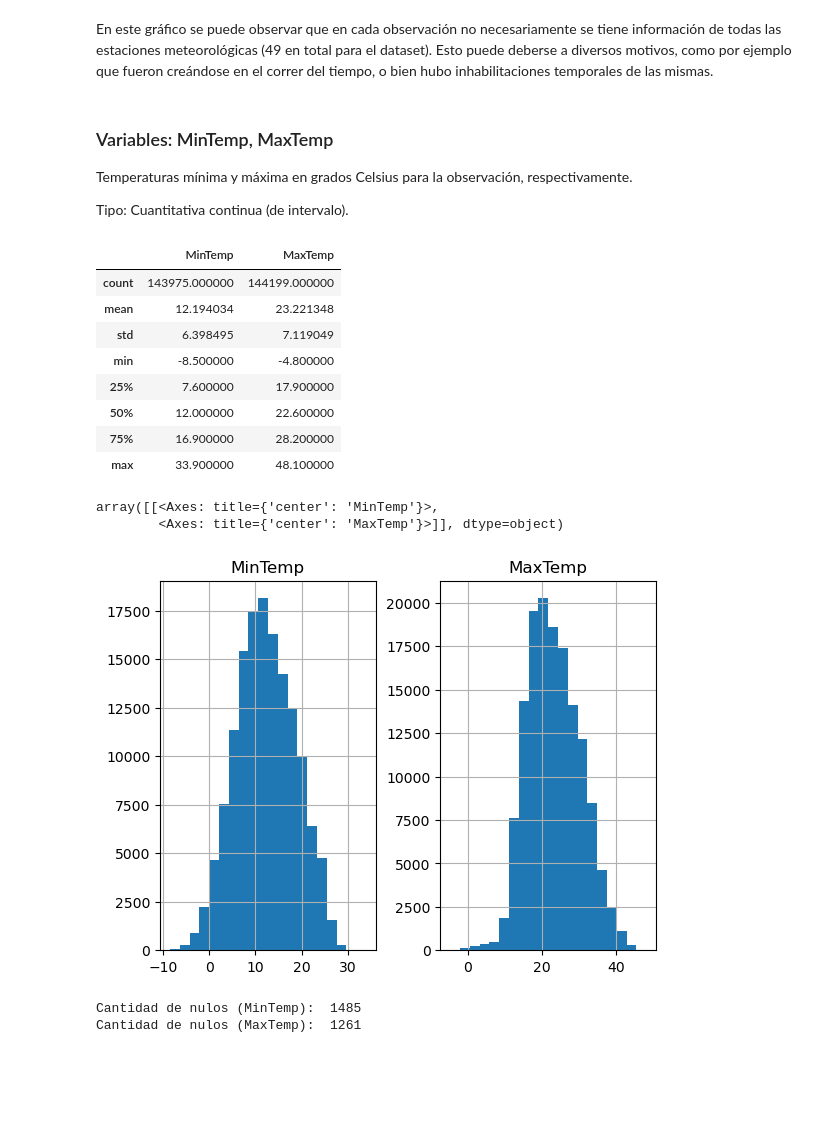
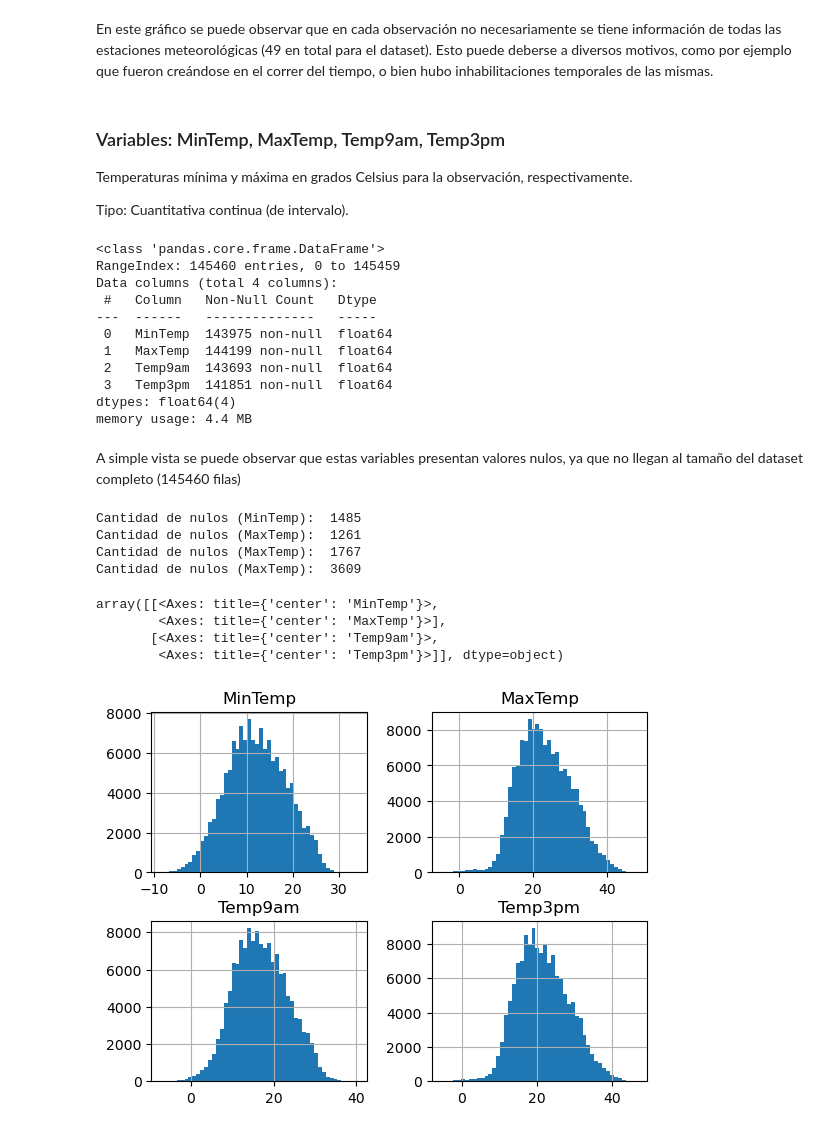
Before and after one commit to diegosarina-ceia/AMq1, a Jupyter notebook: PruebasDiego_TPFinal.ipynb, the cells around one changed output. Saved outputs shown, nothing was run; the diff lists cells and outputs as text; code cells hidden in the pictures; blank space fills up the shorter version.

```diff
--- a/PruebasDiego_TPFinal.ipynb
+++ b/PruebasDiego_TPFinal.ipynb
@@ -121,32 +143,42 @@ plt.show()
 # %% [markdown]
 En este gráfico se puede observar que en cada observación no necesariamente se tiene información de todas las estaciones meteorológicas (49 en total para el dataset). Esto puede deberse a diversos motivos, como por ejemplo que fueron creándose en el correr del tiempo, o bien hubo inhabilitaciones temporales de las mismas.
 # %% [markdown]
-### Variables: MinTemp, MaxTemp
+### Variables: MinTemp, MaxTemp, Temp9am, Temp3pm
 
 Temperaturas mínima y máxima en grados Celsius para la observación, respectivamente.
 
 Tipo: Cuantitativa continua (de intervalo).
 # %%
-dataset[['MinTemp', 'MaxTemp']].describe()
+dataset[['MinTemp', 'MaxTemp', 'Temp9am', 'Temp3pm']].info()
 # %% [output]
-|  | MinTemp | MaxTemp |
-| count | 143975.000000 | 144199.000000 |
-| mean | 12.194034 | 23.221348 |
-| std | 6.398495 | 7.119049 |
-| min | -8.500000 | -4.800000 |
-| 25% | 7.600000 | 17.900000 |
-| 50% | 12.000000 | 22.600000 |
-| 75% | 16.900000 | 28.200000 |
-| max | 33.900000 | 48.100000 |
+<class 'pandas.core.frame.DataFrame'>
+RangeIndex: 145460 entries, 0 to 145459
+Data columns (total 4 columns):
+ #   Column   Non-Null Count   Dtype
+---  ------   --------------   -----
+ 0   MinTemp  143975 non-null  float64
+ 1   MaxTemp  144199 non-null  float64
+ 2   Temp9am  143693 non-null  float64
+ 3   Temp3pm  141851 non-null  float64
+dtypes: float64(4)
+memory usage: 4.4 MB
-# %%
-dataset[['MinTemp', 'MaxTemp']].hist(bins=20)
-# %% [output]
-array([[<Axes: title={'center': 'MinTemp'}>,
-        <Axes: title={'center': 'MaxTemp'}>]], dtype=object)
-[figure, old version]
+# %% [markdown]
+A simple vista se puede observar que estas variables presentan valores nulos, ya que no llegan al tamaño del dataset completo (145460 filas)
 # %%
 print('Cantidad de nulos (MinTemp): ', len(dataset[dataset['MinTemp'].isna()]))
 print('Cantidad de nulos (MaxTemp): ', len(dataset[dataset['MaxTemp'].isna()]))
+print('Cantidad de nulos (MaxTemp): ', len(dataset[dataset['Temp9am'].isna()]))
+print('Cantidad de nulos (MaxTemp): ', len(dataset[dataset['Temp3pm'].isna()]))
 # %% [output]
 Cantidad de nulos (MinTemp):  1485
 Cantidad de nulos (MaxTemp):  1261
+Cantidad de nulos (MaxTemp):  1767
+Cantidad de nulos (MaxTemp):  3609
+# %%
+dataset[['MinTemp', 'MaxTemp', 'Temp9am', 'Temp3pm']].hist(bins=50)
+# %% [output]
+array([[<Axes: title={'center': 'MinTemp'}>,
+        <Axes: title={'center': 'MaxTemp'}>],
+       [<Axes: title={'center': 'Temp9am'}>,
+        <Axes: title={'center': 'Temp3pm'}>]], dtype=object)
+[figure, new version]
```
Also changed, not shown: parts of 3 cells of this notebook.
